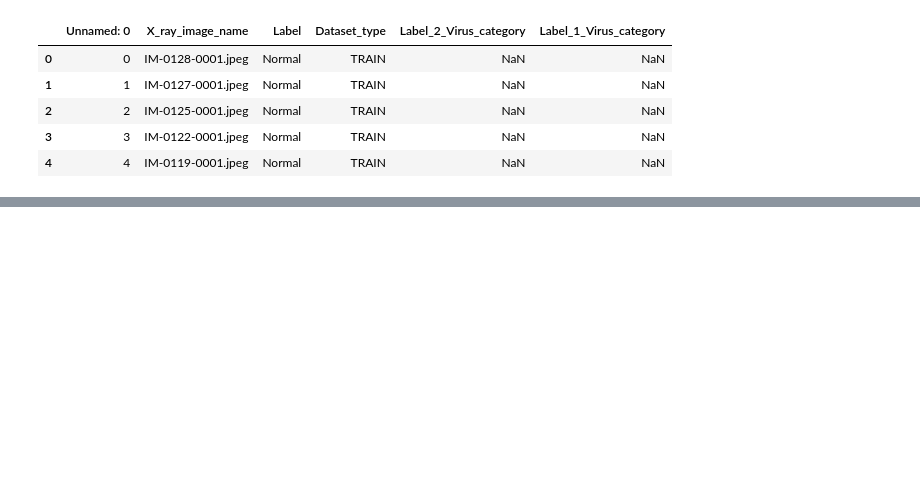
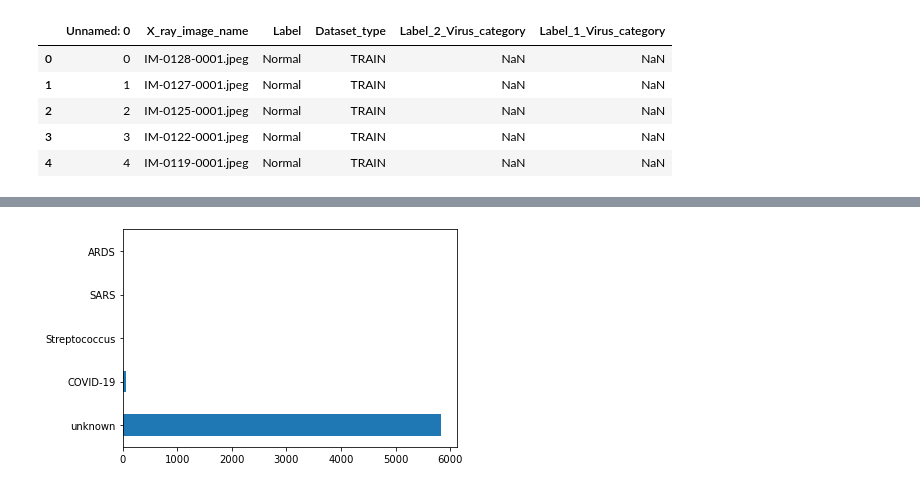
Before and after one commit to archeltaneka/stanford-xcs229ii-project, a Jupyter notebook: project_playground.ipynb, the cells around one changed output, grey strips where cells are left out. Saved outputs shown, nothing was run; the diff lists cells and outputs as text; code cells hidden in the pictures; blank space fills up the shorter version.

```diff
--- a/project_playground.ipynb
+++ b/project_playground.ipynb
@@ -25,0 +75,7 @@ metadata.head()
+# %%
+virus_category_2 = metadata['Label_2_Virus_category'].value_counts()
+virus_category_2.plot(kind='barh')
+
+plt.show()
+# %% [output]
+[figure, added]
```
Also changed, not shown: parts of 21 cells of this notebook.
